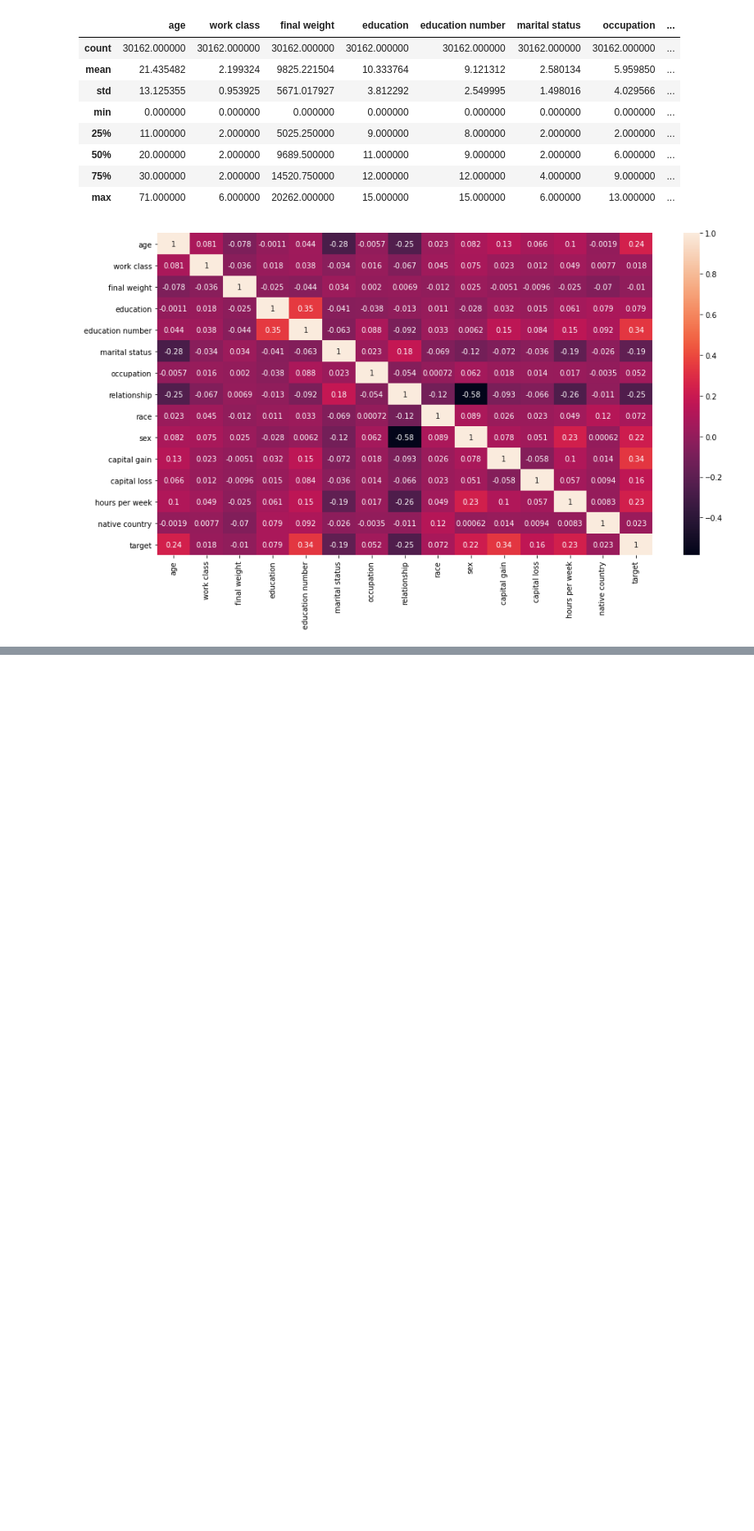
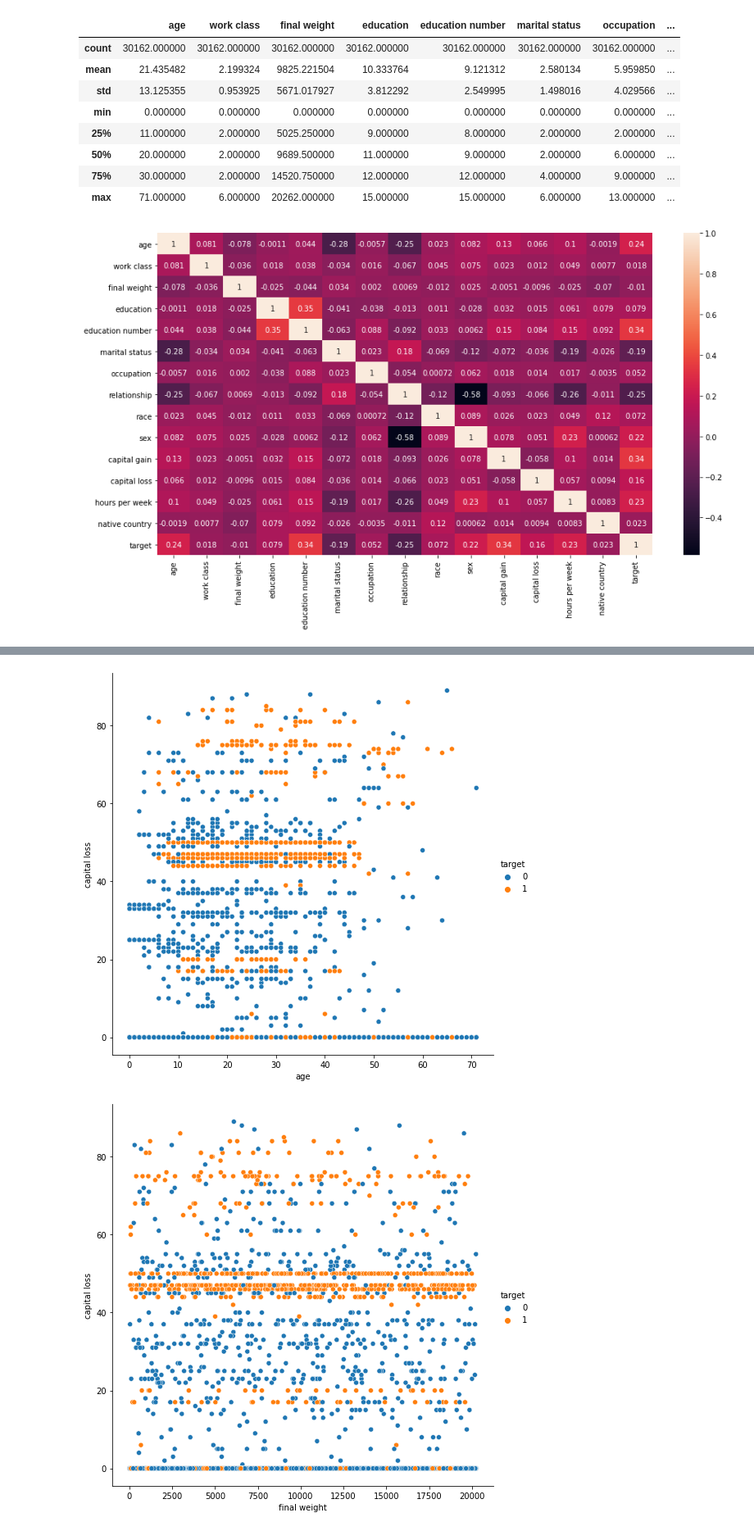
Before and after one commit to erwinleonardy/machine-learning, a Jupyter notebook: adult/bayu/bayu-adult.ipynb, the cells around one changed output, grey strips where cells are left out. Shown at 82% size. Saved outputs shown, nothing was run; the diff lists cells and outputs as text; code cells hidden in the pictures; blank space fills up the shorter version.

```diff
--- a/adult/bayu/bayu-adult.ipynb
+++ b/adult/bayu/bayu-adult.ipynb
@@ -167,0 +182,5 @@ plt.show()
+# %%
+visualization_continous_value(["age","final weight","education number", "hours per week"], "capital loss")
+# %% [output]
+[figure, added]
+[figure, added]
```
Also changed, not shown: parts of 3 cells of this notebook.
